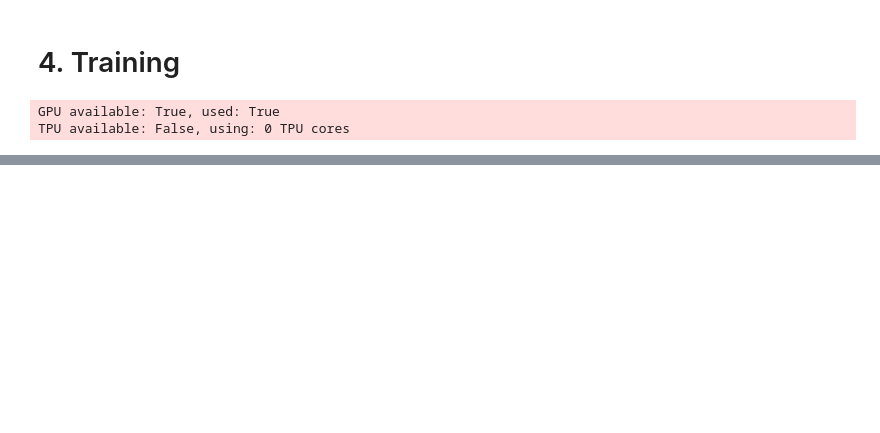
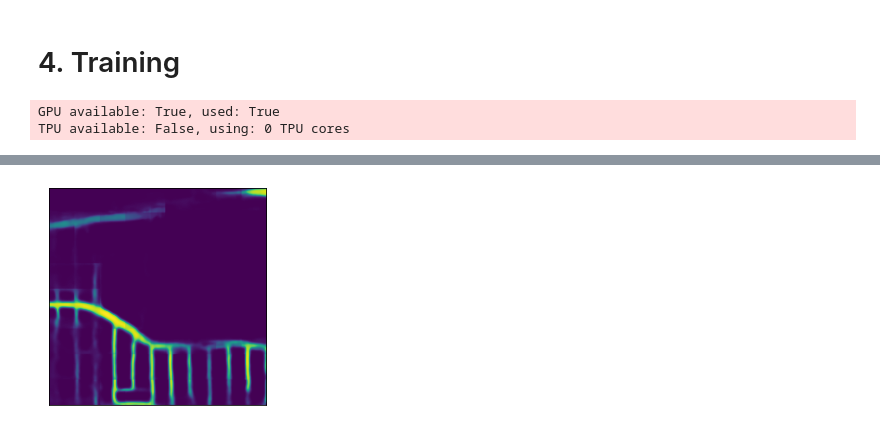
Before and after one commit to ehratjon/cil_2021, a Jupyter notebook: lightning.ipynb, the cells around one changed output, grey strips where cells are left out. Cells and saved outputs as stored; diff of their text form; code cells hidden in the pictures; blank space fills up the shorter version.

```diff
--- a/lightning.ipynb
+++ b/lightning.ipynb
@@ -125,2 +100,4 @@ There should be  1  GPUs available.
+# %%
+system = SemanticSegmentationSystem.load_from_checkpoint(f'{"./lightning_logs/"}/{model_name + "_fix-v16"}.ckpt', model=model, datamodule=road_data, model_fix=model_fix, model_fix_mask=model_fix_mask)
 # %% [markdown]
 # 4. Training
@@ -201,0 +175,2 @@ trainer.test()
+# %%
+system = SemanticSegmentationSystem.load_from_checkpoint(f'{"./lightning_logs/"}/{model_name + "_fix-v16"}.ckpt', model=model, datamodule=road_data, model_fix=model_fix, model_fix_mask=model_fix_mask)
@@ -201,0 +179,2 @@ trainer.test()
+# %%
+system_no_fix = SemanticSegmentationSystem.load_from_checkpoint(f'{"./lightning_logs/" + model_name + "_fix_data"}/{model_name + "_fix_data"}.ckpt', model=model, datamodule=road_data, model_fix=model_fix)
@@ -201,0 +190,6 @@ trainer.test()
+# %%
+t = system_no_fix.test_results[6][0].clone()
+# %%
+show_image(t)
+# %% [output]
+[figure, added]
```
Also changed, not shown: parts of 44 cells of this notebook, 4 other files.
